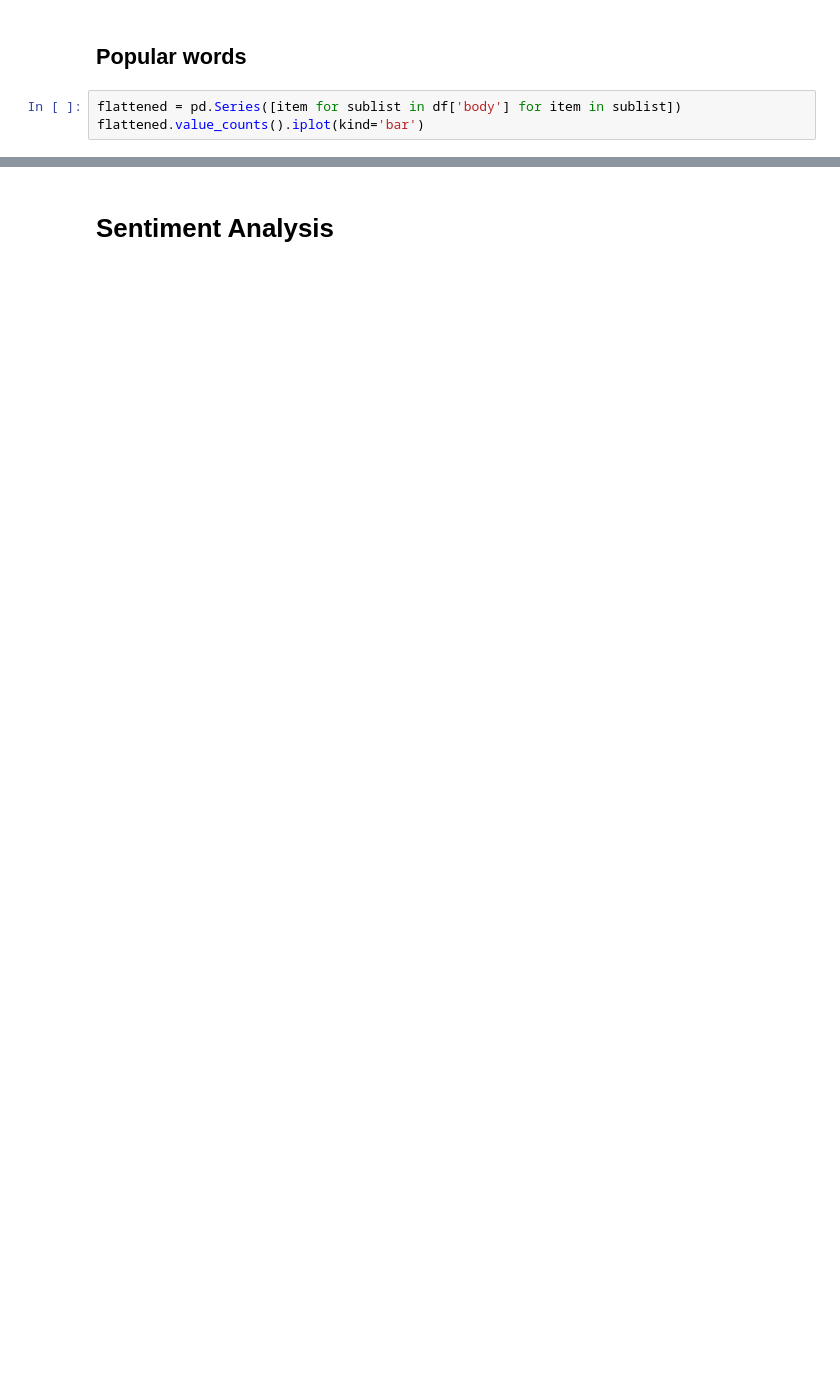
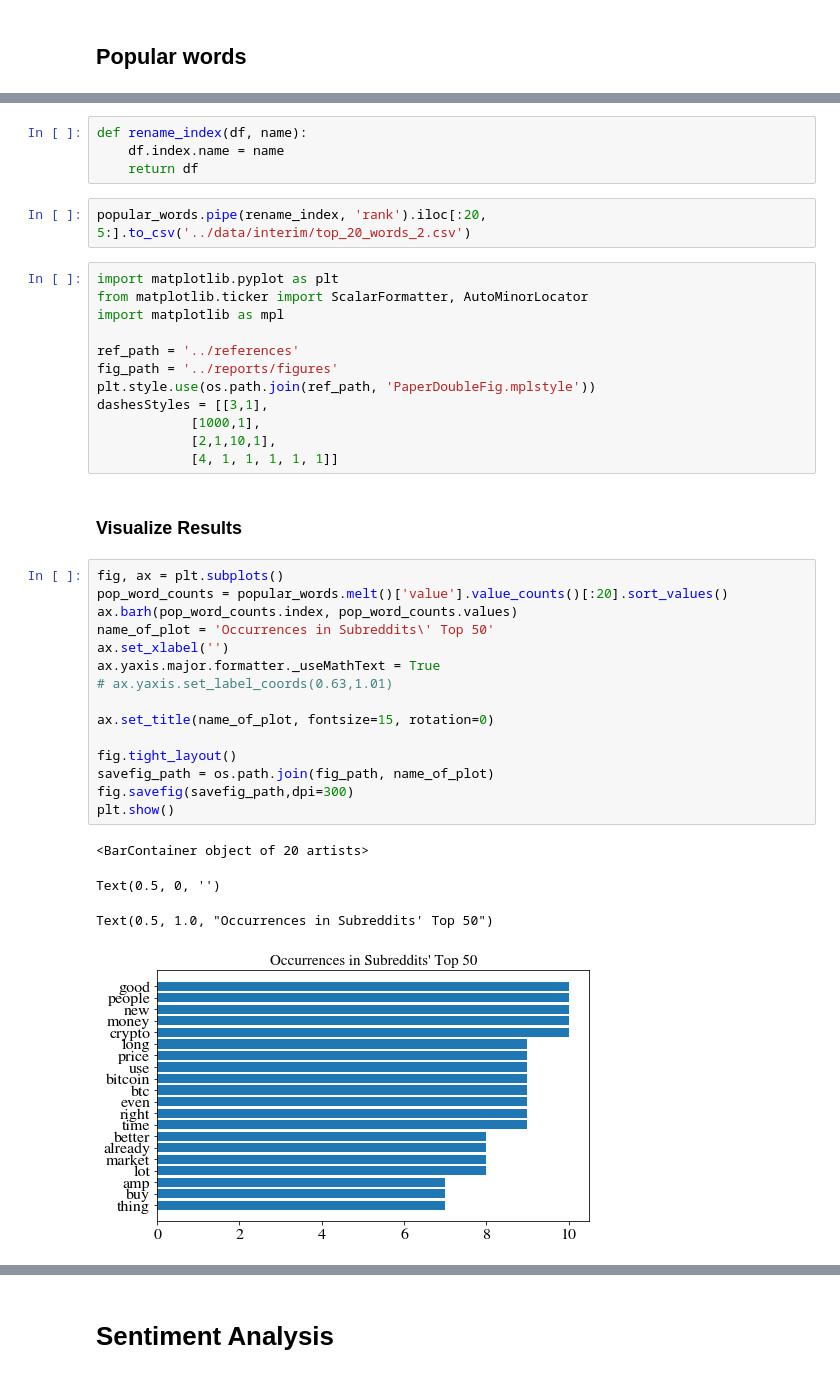
Before and after one commit to quantfiction/social_media_mining, a Jupyter notebook: notebooks/Reddit Project.ipynb, the cells around one changed output, grey strips where cells are left out. Drawn from its saved outputs; the diff is of its cells as text; blank space fills up the shorter version.

Commit message:
Update after finishing Reddit Project Paper

```diff
--- a/notebooks/Reddit Project.ipynb
+++ b/notebooks/Reddit Project.ipynb
@@ -304,5 +370,2 @@ hhi(author_counts_norm)
 # %% [markdown]
 ## Popular words
-# %%
-flattened = pd.Series([item for sublist in df['body'] for item in sublist])
-flattened.value_counts().iplot(kind='bar')
@@ -310,0 +446,40 @@ flattened.value_counts().iplot(kind='bar')
+# %%
+def rename_index(df, name):
+    df.index.name = name
+    return df
+# %%
+popular_words.pipe(rename_index, 'rank').iloc[:20, 5:].to_csv('../data/interim/top_20_words_2.csv')
+# %%
+import matplotlib.pyplot as plt
+from matplotlib.ticker import ScalarFormatter, AutoMinorLocator
+import matplotlib as mpl
+
+ref_path = '../references'
+fig_path = '../reports/figures'
+plt.style.use(os.path.join(ref_path, 'PaperDoubleFig.mplstyle'))
+dashesStyles = [[3,1],
+            [1000,1],
+            [2,1,10,1],
+            [4, 1, 1, 1, 1, 1]]
+# %% [markdown]
+### Visualize Results
+# %%
+fig, ax = plt.subplots()
+pop_word_counts = popular_words.melt()['value'].value_counts()[:20].sort_values()
+ax.barh(pop_word_counts.index, pop_word_counts.values)
+name_of_plot = 'Occurrences in Subreddits\' Top 50'
+ax.set_xlabel('')
+ax.yaxis.major.formatter._useMathText = True
+# ax.yaxis.set_label_coords(0.63,1.01)
+
+ax.set_title(name_of_plot, fontsize=15, rotation=0)
+
+fig.tight_layout()
+savefig_path = os.path.join(fig_path, name_of_plot)
+fig.savefig(savefig_path,dpi=300)
+plt.show()
+# %% [output]
+<BarContainer object of 20 artists>
+Text(0.5, 0, '')
+Text(0.5, 1.0, "Occurrences in Subreddits' Top 50")
+[figure, added]
```
Also changed, not shown: parts of 29 cells of this notebook, 7 other files.
